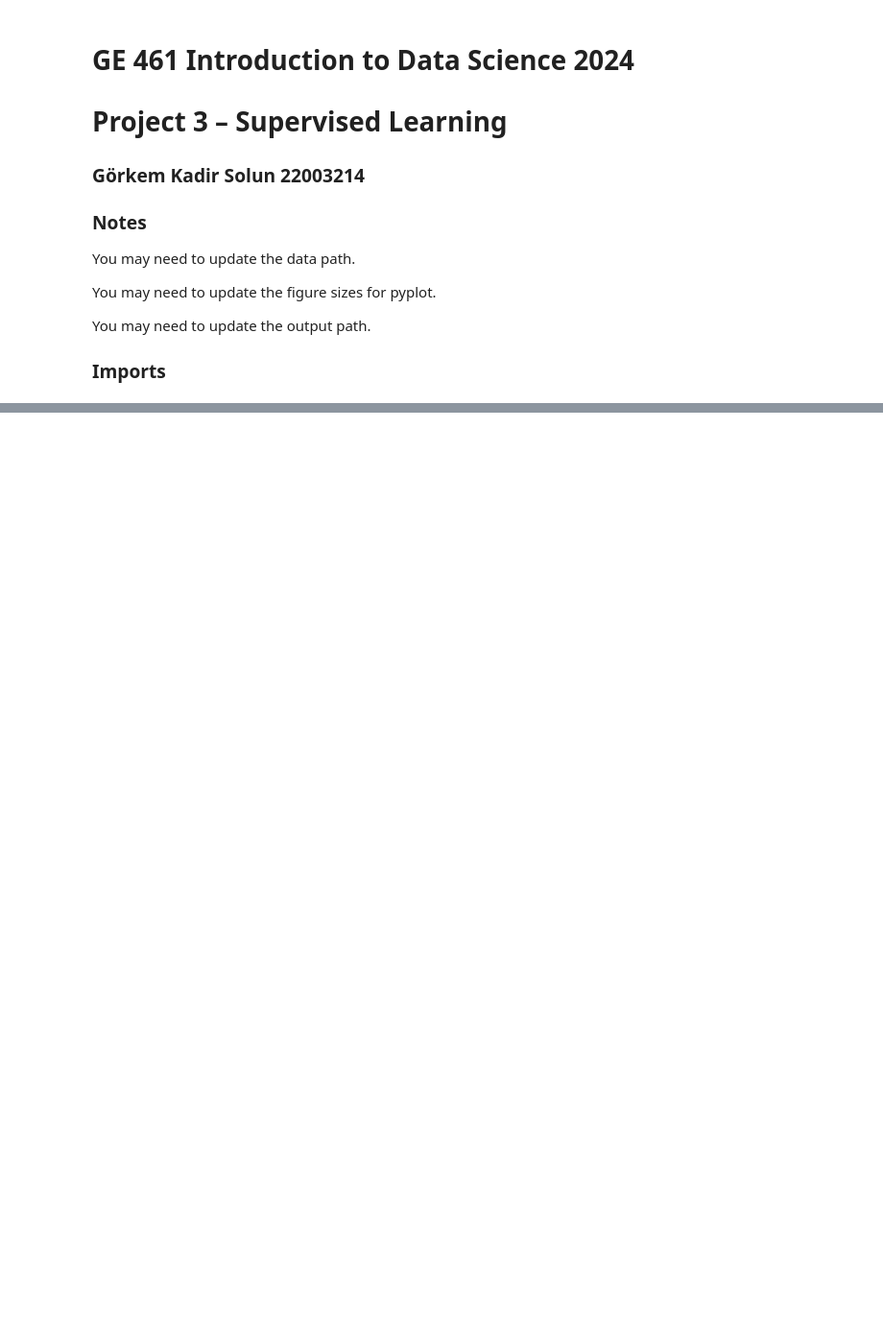
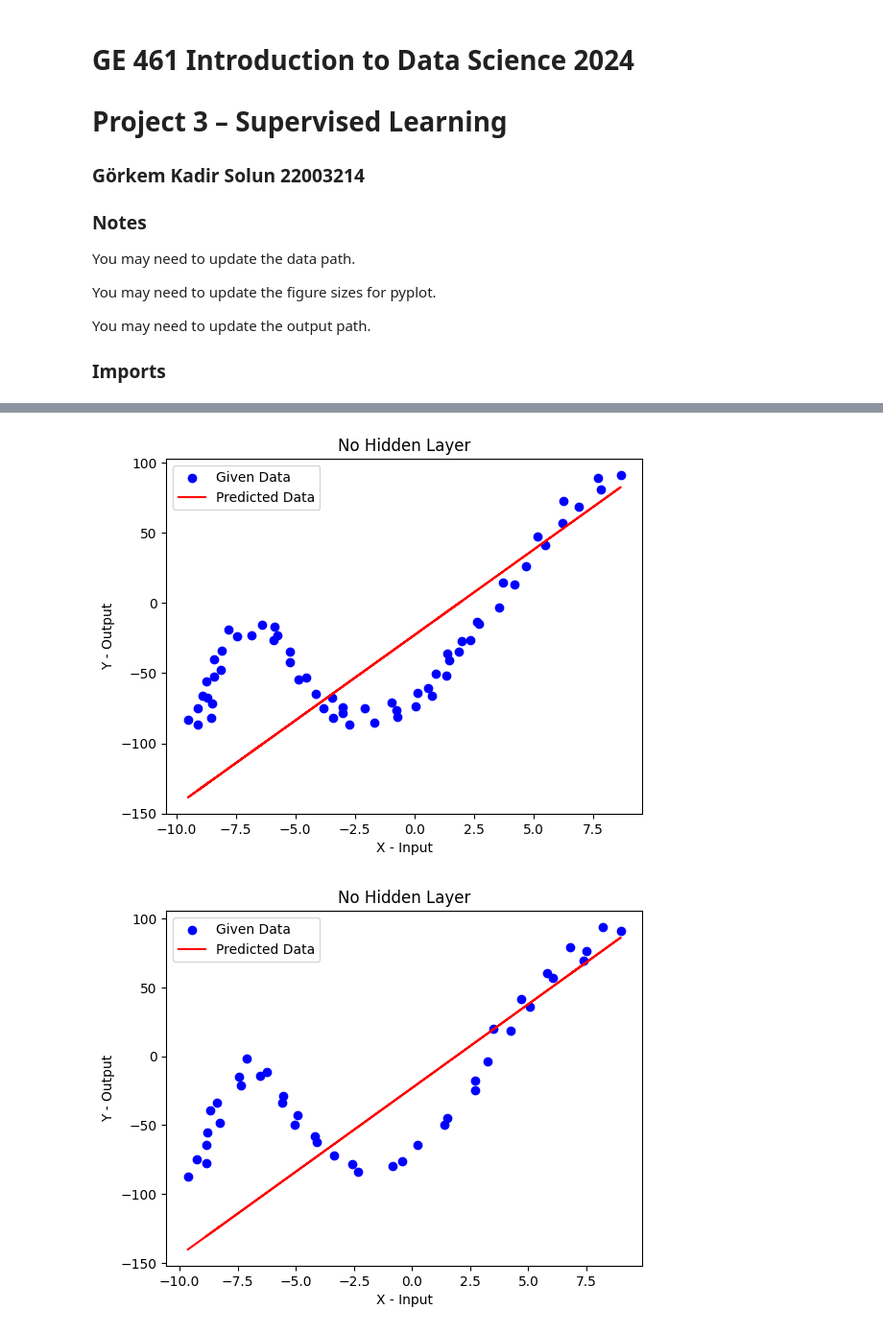
Before and after one commit to gorkemsolun/Supervised-Learning, a Jupyter notebook: GE461_Project3_Gorkem_Kadir_Solun_22003214.ipynb, the cells around one changed output, grey strips where cells are left out. Shown at 96% size. Cells and saved outputs as stored; diff of their text form; code cells hidden in the pictures; blank space fills up the shorter version.

```diff
--- a/GE461_Project3_Gorkem_Kadir_Solun_22003214.ipynb
+++ b/GE461_Project3_Gorkem_Kadir_Solun_22003214.ipynb
@@ -25,22 +64,9 @@ np.random.seed(666)
 # %%
-# Load the data
-# NOTE: This data may need to be configured to the correct path
-directory = os.getcwd()
-train_data_path = os.path.join(directory, "data\\train1.txt")
-test_data_path = os.path.join(directory, "data\\test1.txt")
-output_path = os.path.join(directory, "output_gorkem\\")
-
 # Figure size configuration
 # NOTE: This is a global configuration for all figures, you may need to adjust this
 # NOTE: This change is permanent and will be iterated and applied every time you run this script
-fig_size = plt.rcParams["figure.figsize"]
+""" fig_size = plt.rcParams["figure.figsize"]
 fig_size[0] = fig_size[0] * 1.7
 fig_size[1] = fig_size[1] * 1.7
-plt.rcParams["figure.figsize"] = fig_size
-
-train_data = np.loadtxt(train_data_path)
-test_data = np.loadtxt(test_data_path)
-
-print("Train Data Shape: ", train_data.shape)
-print("Test Data Shape: ", test_data.shape)
+plt.rcParams["figure.figsize"] = fig_size """
 # %% [output]
@@ -56,0 +233,29 @@ class LinearRegression:
+# %%
+# Train the network with no hidden layer
+artificialNeuralNetwork = ArtificialNeuralNetwork(hidden_layer_size=0)
+
+# Prepare the data for training
+train_input_no_hidden = train_data[:, 0].reshape(-1, 1)
+train_output_no_hidden = train_data[:, 1].reshape(-1, 1)
+test_input_no_hidden = test_data[:, 0].reshape(-1, 1)
+test_output_no_hidden = test_data[:, 1].reshape(-1, 1)
+
+# Train the network with no hidden layer using the training data
+artificialNeuralNetwork.train(
+    train_input_no_hidden,
+    train_output_no_hidden,
+    epochs=100000,
+    learning_rate=0.01,
+)
+
+# Plot the predicted output of the network with no hidden layer
+artificialNeuralNetwork.plot(
+    train_input_no_hidden, train_output_no_hidden, title="No Hidden Layer"
+)
+
+artificialNeuralNetwork.plot(
+    test_input_no_hidden, test_output_no_hidden, title="No Hidden Layer"
+)
+# %% [output]
+[figure, added]
+[figure, added]
```
Also changed, not shown: parts of 10 cells of this notebook.
